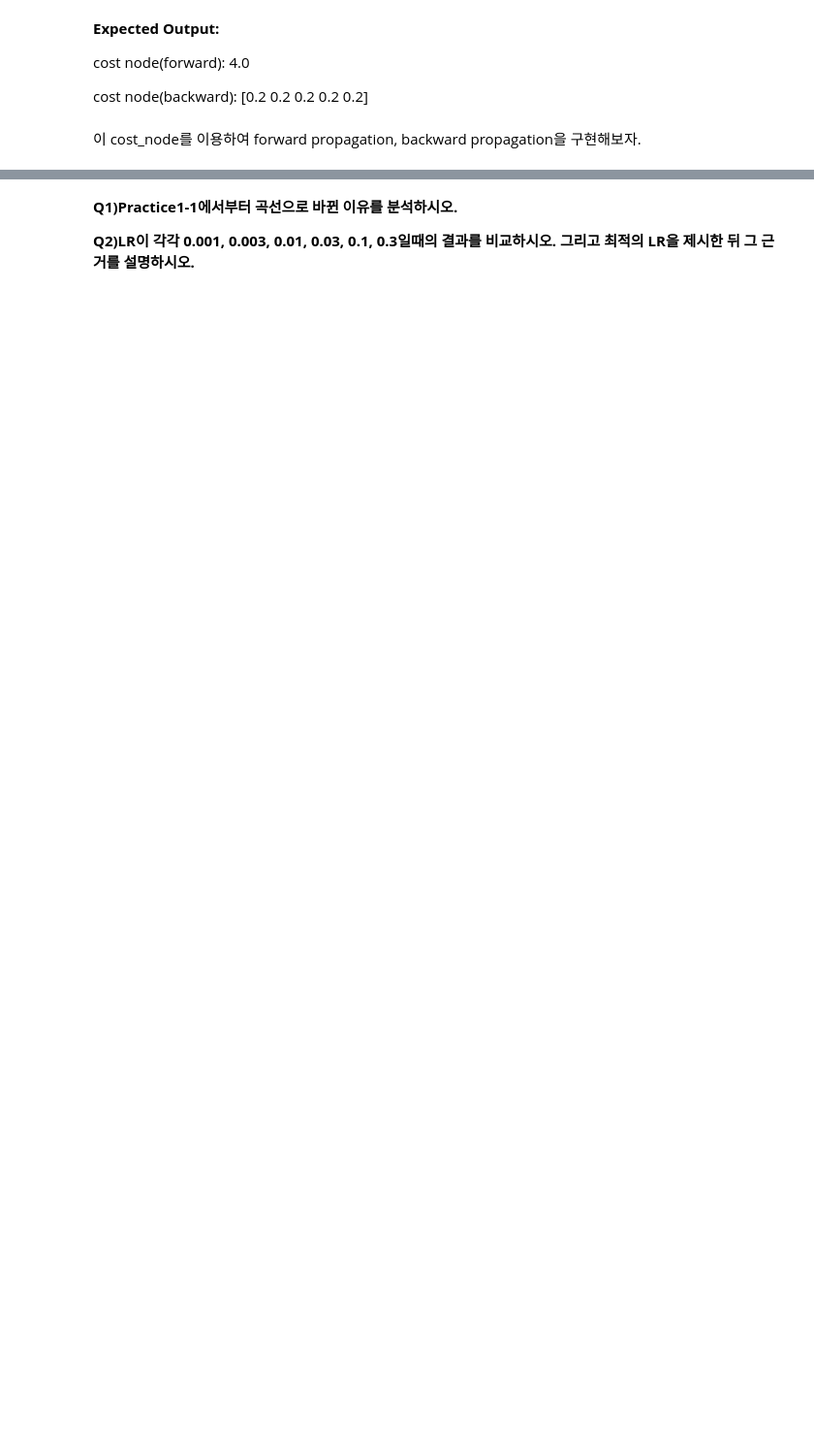
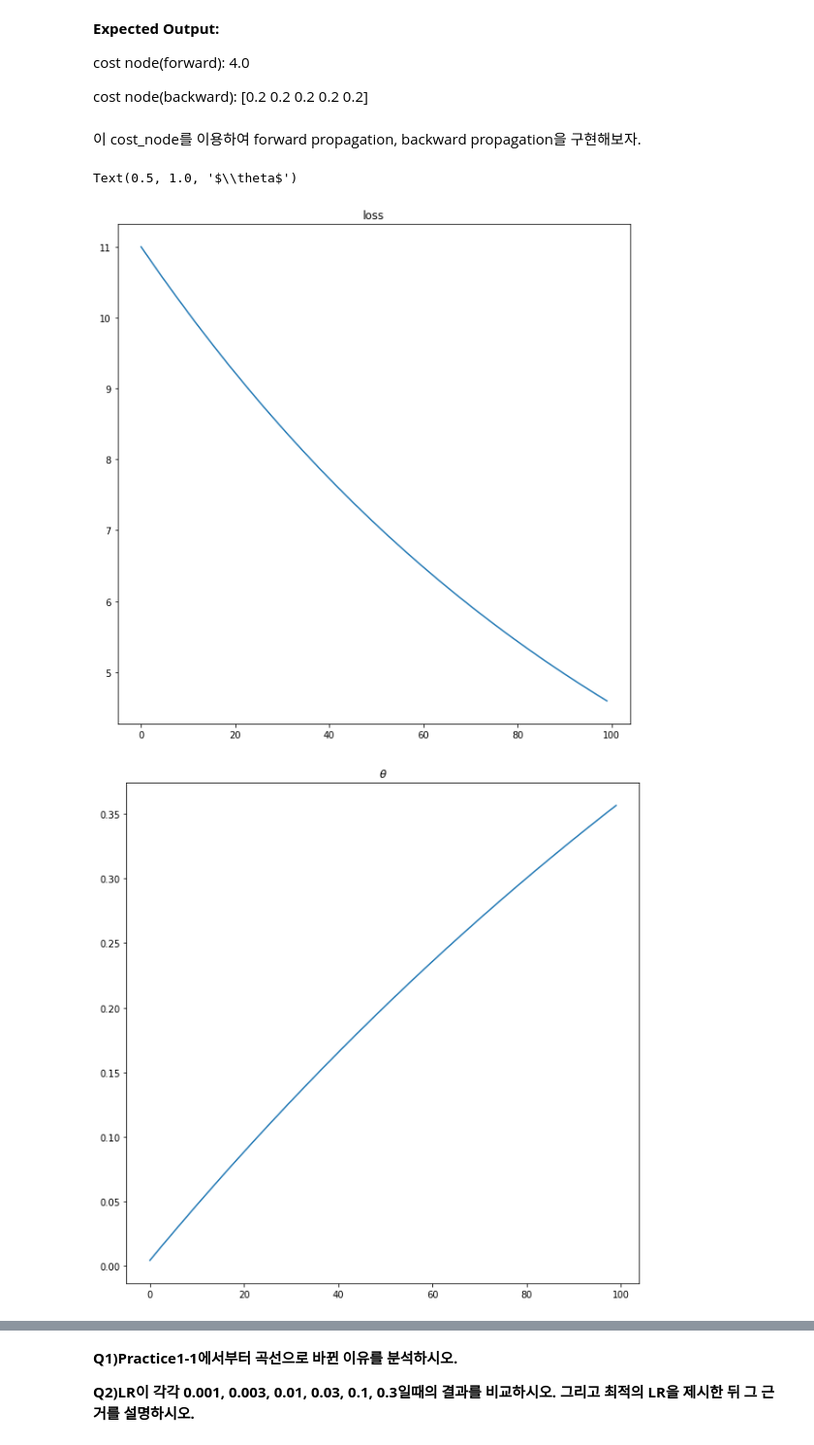
Before and after one commit to najy97/Deep_Learning_Practice_Notebooks, a Jupyter notebook: Chapter1_Linear_Regression/Practice1_2.ipynb, the cells around one changed output, grey strips where cells are left out. Shown: that part at 97% size. Saved outputs shown, nothing was run; the diff lists cells and outputs as text; code cells hidden in the pictures; blank space fills up the shorter version.

```diff
--- a/Chapter1_Linear_Regression/Practice1_2.ipynb
+++ b/Chapter1_Linear_Regression/Practice1_2.ipynb
@@ -42,7 +42,7 @@ class square_node():
         return self.z
 
     def backward(self, dL):
-        return 2*self.z*dL
+        return 2*self.x*dL
 # %% [markdown]
 우리가 Practice1-1에서 구한 loss들은 다음과 같이 나타낼 수 있다.
 
@@ -69,9 +69,12 @@ class cost_node():
         self.x, self.z = None, None
 
     def forward(self, x):
+        self.x = x
+        self.z = self.x.mean()
+        return self.z
 
     def backward(self):
-
+        return 1/len(self.x)*np.ones(shape=(len(self.x)))
 
 c_node = cost_node()
 test_gradient = np.array([2, 3, 4, 5, 6])
@@ -100,35 +106,46 @@ theta_list = []
 for i in range(epochs):
 
     gradient_np = np.empty(0)
     theta_np = np.empty(0)
 
     for i in range(len(x_data)):
         ##### Your Code(Forward Propagation) #####
-
-
+        z1 = z1_node.forward(x_data[i], theta)
+        z2 = z2_node.forward(y_data[i], z1)
+        z3 = z3_node.forward(z2)
         ##### Your Code(Forward Propagation) #####
         gradient_np = np.append(gradient_np, np.array([z3]))
 
     cost = c_node.forward(gradient_np)
     loss_list.append(cost)
     dz = c_node.backward()
 
     for i in range(len(x_data)):
         ##### Your Code(Forward Propagation) #####
+        z1 = z1_node.forward(x_data[i], theta)
+        z2 = z2_node.forward(y_data[i], z1)
+        z3 = z3_node.forward(z2)
 
+        dz2 = z3_node.backward(dz[i])
+        dy,dz1 = z2_node.backward(dz2)
+        dx,dtheta = z1_node.backward(dz1)
 
         ##### Your Code(Forward Propagation) #####
         theta_np = np.append(theta_np, np.array([dtheta]))
     theta = theta - lr*np.mean(theta_np)
     theta_list.append(theta)
 
 fig, ax = plt.subplots(figsize = (10,10))
 ax.plot(loss_list)
 ax.set_title("loss")
 
 fig, ax = plt.subplots(figsize = (10,10))
 ax.plot(theta_list)
 ax.set_title(r"$\theta$")
+# %% [output]
+Text(0.5, 1.0, '$\\theta$')
+[figure, added]
+[figure, added]
 # %% [markdown]
 **Expected Output:**
 <img src="./images/1_2_image1.png" width = 400>
```
Also changed, not shown: parts of 1 cell of this notebook, 4 other files.
